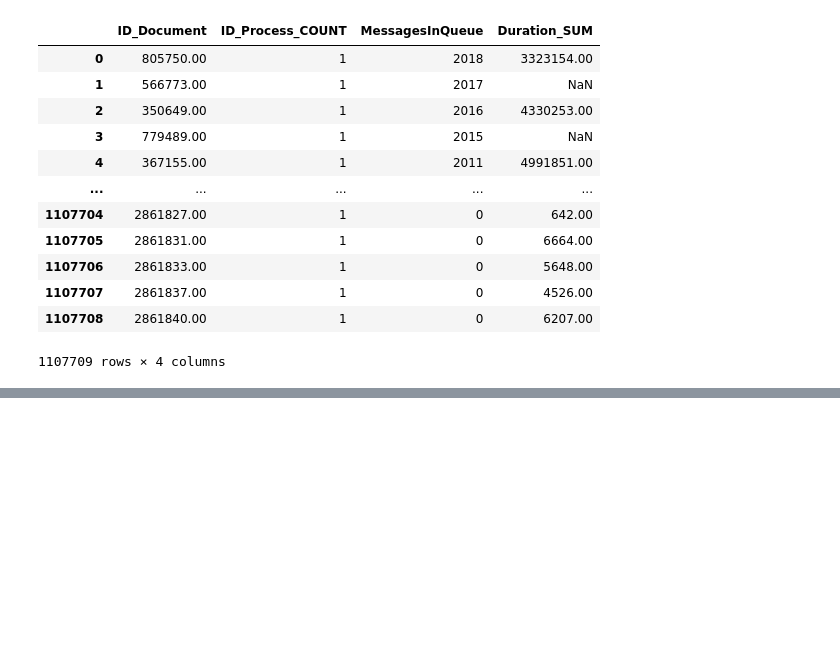
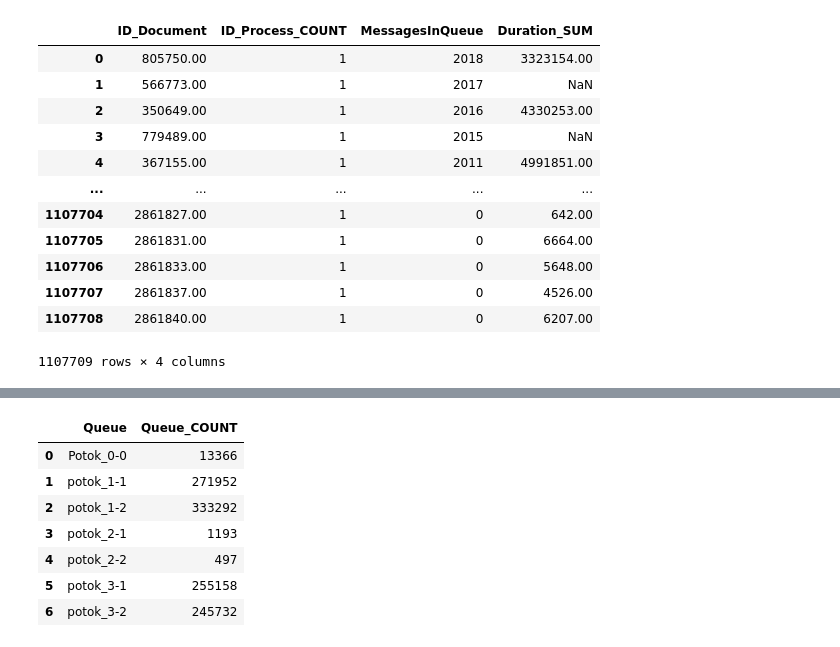
Before and after one commit to KonuTech/yet-another-analysis, a Jupyter notebook: data_quering.ipynb, the cells around one changed output, grey strips where cells are left out. Drawn from its saved outputs; the diff is of its cells as text; code cells hidden in the pictures; blank space fills up the shorter version.

```diff
--- a/data_quering.ipynb
+++ b/data_quering.ipynb
@@ -1086,0 +1087,25 @@ select_18
+# %%
+select_19 = pd.read_sql(
+"""
+    SELECT
+        Queue
+        ,COUNT(Queue) AS Queue_COUNT
+    FROM
+        data
+    GROUP BY
+        Queue
+
+""",
+conn
+)
+# %%
+select_19
+# %% [output]
+|  | Queue | Queue_COUNT |
+| 0 | Potok_0-0 | 13366 |
+| 1 | potok_1-1 | 271952 |
+| 2 | potok_1-2 | 333292 |
+| 3 | potok_2-1 | 1193 |
+| 4 | potok_2-2 | 497 |
+| 5 | potok_3-1 | 255158 |
+| 6 | potok_3-2 | 245732 |
```
Also changed, not shown: parts of 8 cells of this notebook, 2 other files.
